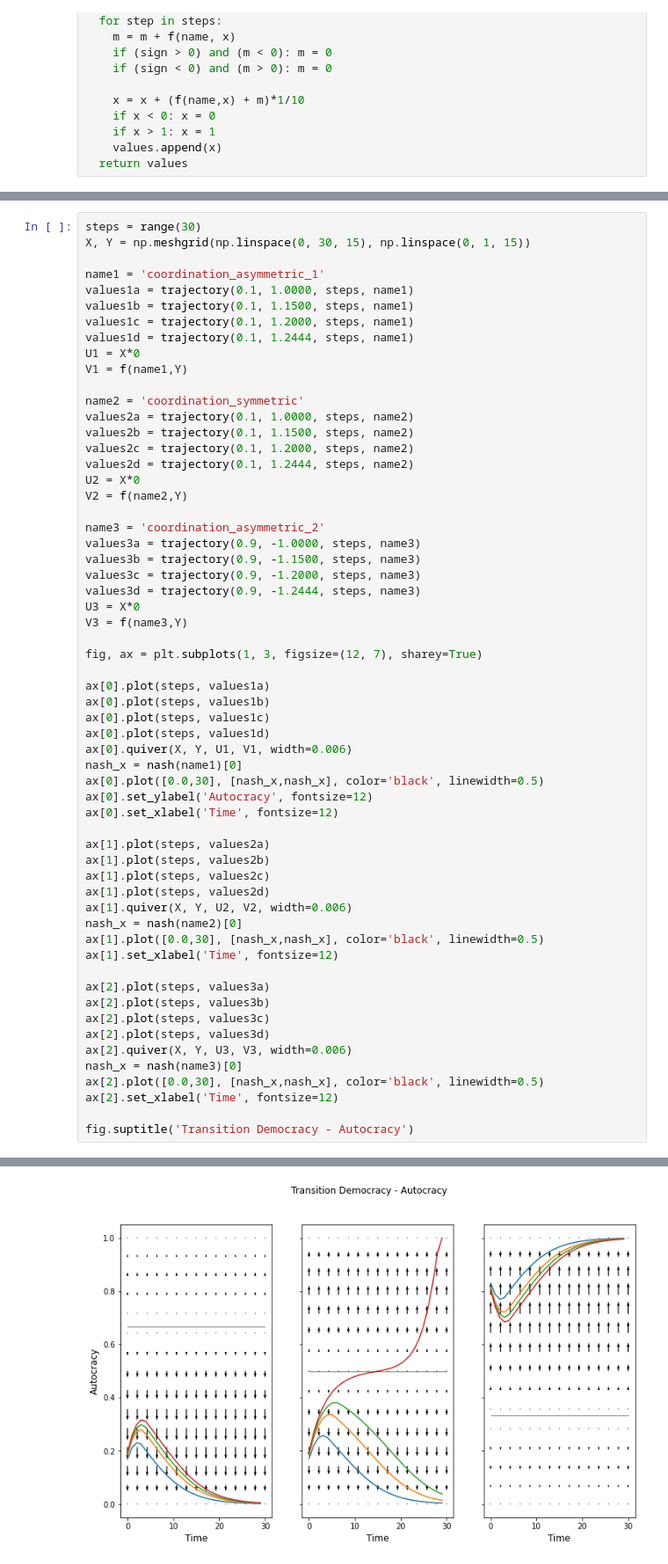
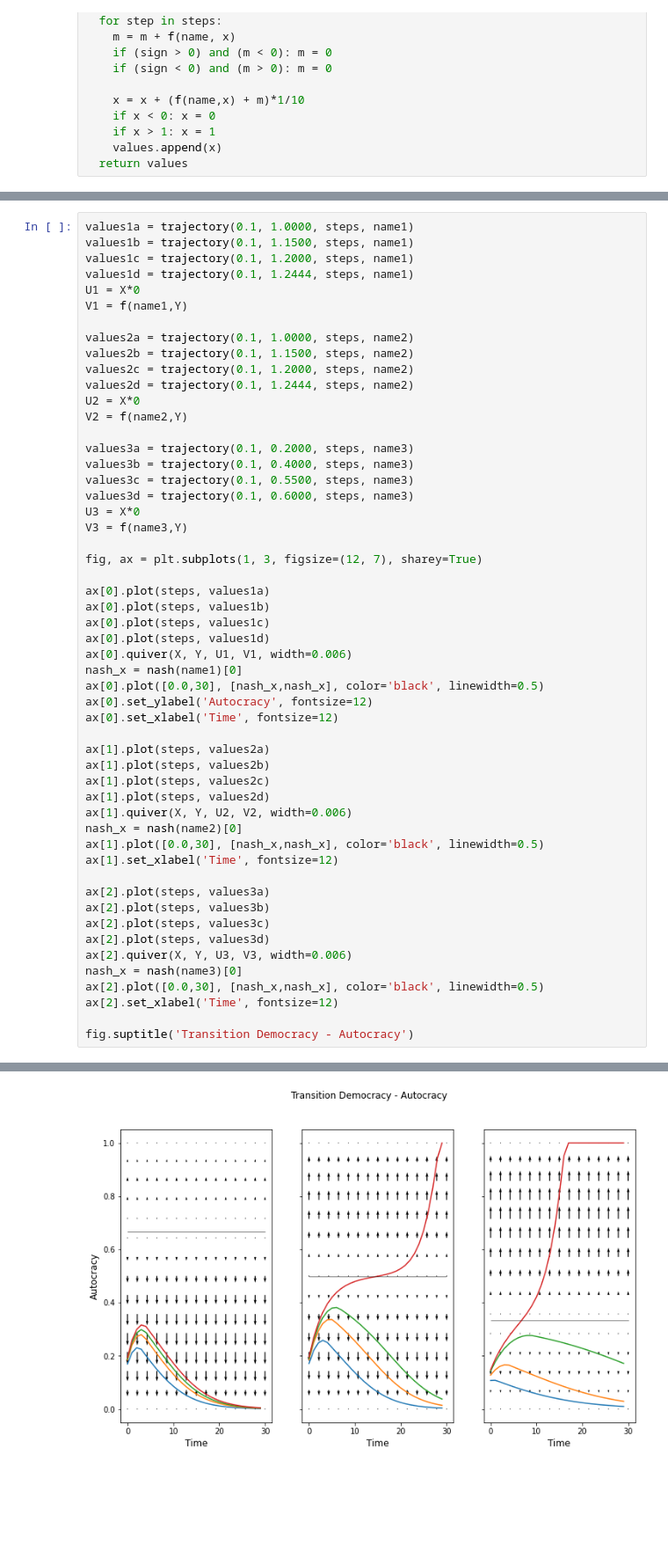
Before and after one commit to JochenFromm/JupyterNotebooks, a Jupyter notebook: ModelingDemocraticBacksliding.ipynb, the cells around one changed output, grey strips where cells are left out. Shown at 88% size. Saved outputs shown, nothing was run; the diff lists cells and outputs as text; blank space fills up the shorter version.

Commit message:
Add additional charts and references

```diff
--- a/ModelingDemocraticBacksliding.ipynb
+++ b/ModelingDemocraticBacksliding.ipynb
@@ -179,8 +205,4 @@ Once an authoritarian regime is firmaly establised, a major part of the populati
 # %%
-steps = range(30)
-X, Y = np.meshgrid(np.linspace(0, 30, 15), np.linspace(0, 1, 15))
-
-name1 = 'coordination_asymmetric_1'
 values1a = trajectory(0.1, 1.0000, steps, name1)
 values1b = trajectory(0.1, 1.1500, steps, name1)
 values1c = trajectory(0.1, 1.2000, steps, name1)
@@ -188,7 +210,6 @@ values1d = trajectory(0.1, 1.2444, steps, name1)
 U1 = X*0
 V1 = f(name1,Y)
 
-name2 = 'coordination_symmetric'
 values2a = trajectory(0.1, 1.0000, steps, name2)
 values2b = trajectory(0.1, 1.1500, steps, name2)
 values2c = trajectory(0.1, 1.2000, steps, name2)
@@ -196,11 +217,10 @@ values2d = trajectory(0.1, 1.2444, steps, name2)
 U2 = X*0
 V2 = f(name2,Y)
 
-name3 = 'coordination_asymmetric_2'
-values3a = trajectory(0.9, -1.0000, steps, name3)
-values3b = trajectory(0.9, -1.1500, steps, name3)
-values3c = trajectory(0.9, -1.2000, steps, name3)
-values3d = trajectory(0.9, -1.2444, steps, name3)
+values3a = trajectory(0.1, 0.2000, steps, name3)
+values3b = trajectory(0.1, 0.4000, steps, name3)
+values3c = trajectory(0.1, 0.5500, steps, name3)
+values3d = trajectory(0.1, 0.6000, steps, name3)
 U3 = X*0
 V3 = f(name3,Y)
 
@@ -210,31 +230,31 @@ ax[0].plot(steps, values1a)
 ax[0].plot(steps, values1b)
 ax[0].plot(steps, values1c)
 ax[0].plot(steps, values1d)
 ax[0].quiver(X, Y, U1, V1, width=0.006)
 nash_x = nash(name1)[0]
 ax[0].plot([0.0,30], [nash_x,nash_x], color='black', linewidth=0.5)
 ax[0].set_ylabel('Autocracy', fontsize=12)
 ax[0].set_xlabel('Time', fontsize=12)
 
 ax[1].plot(steps, values2a)
 ax[1].plot(steps, values2b)
 ax[1].plot(steps, values2c)
 ax[1].plot(steps, values2d)
 ax[1].quiver(X, Y, U2, V2, width=0.006)
 nash_x = nash(name2)[0]
 ax[1].plot([0.0,30], [nash_x,nash_x], color='black', linewidth=0.5)
 ax[1].set_xlabel('Time', fontsize=12)
 
 ax[2].plot(steps, values3a)
 ax[2].plot(steps, values3b)
 ax[2].plot(steps, values3c)
 ax[2].plot(steps, values3d)
 ax[2].quiver(X, Y, U3, V3, width=0.006)
 nash_x = nash(name3)[0]
 ax[2].plot([0.0,30], [nash_x,nash_x], color='black', linewidth=0.5)
 ax[2].set_xlabel('Time', fontsize=12)
 
 fig.suptitle('Transition Democracy - Autocracy')
 # %% [output]
 Text(0.5, 0.98, 'Transition Democracy - Autocracy')
-[figure, old version]
+[figure, new version]
```
Also changed, not shown: parts of 6 cells of this notebook.
